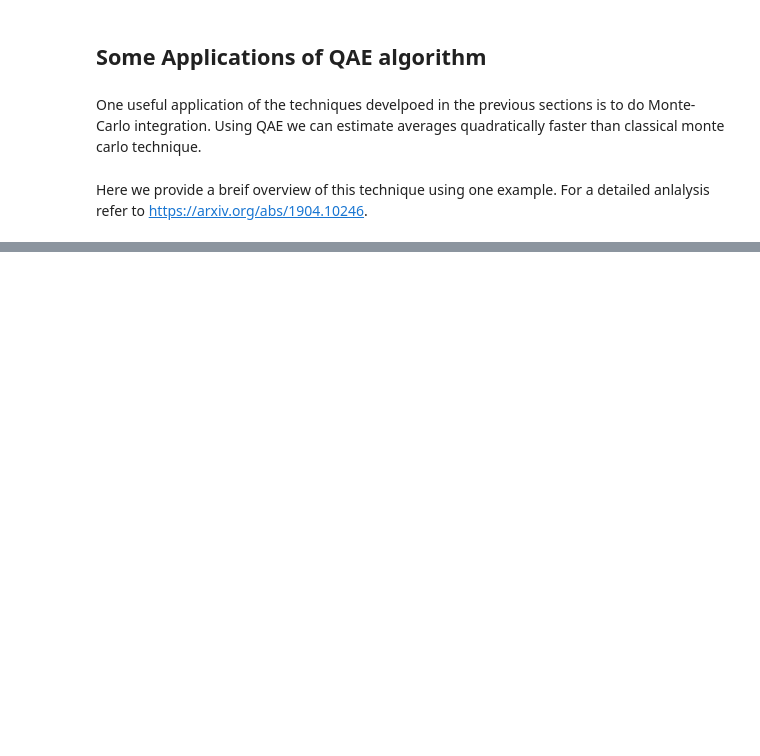
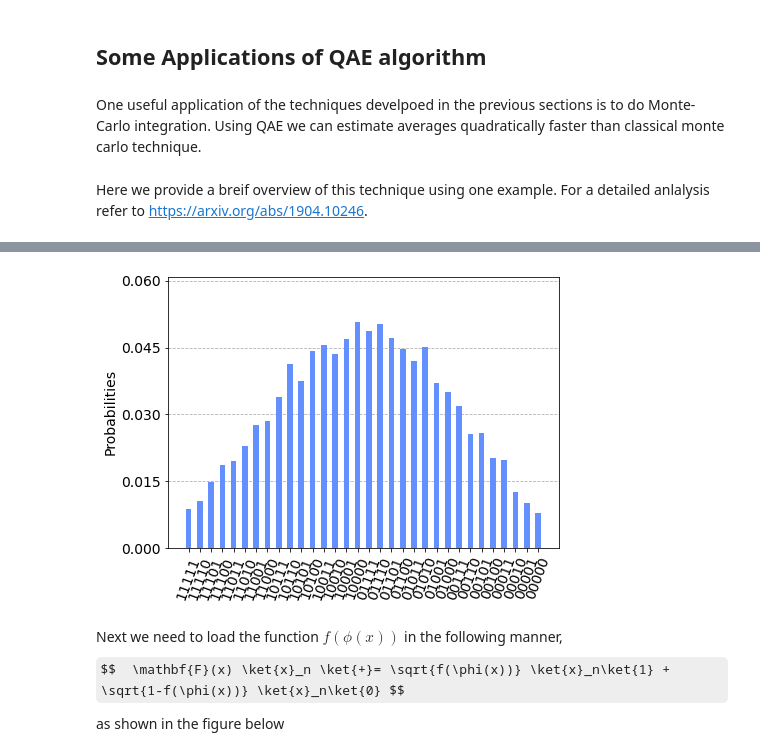
Before and after one commit to speQtrum/QulabsWorkspace-Rajarshi, a Jupyter notebook: QAE_Documented.ipynb, the cells around one changed output, grey strips where cells are left out. Drawn from its saved outputs; the diff is of its cells as text; code cells hidden in the pictures; some formulas as TeX source; blank space fills up the shorter version.

```diff
--- a/QAE_Documented.ipynb
+++ b/QAE_Documented.ipynb
@@ -684,0 +693,5 @@ AttributeError: 'Gate' object has no attribute 'draw'
+# %%
+n_qubit = 5
+mean, std = 0, 0.3
+nrml_dist = NormalDistribution(n_qubit, mu= mean, sigma= std, name= 'N(0,1)')
+nrml_dist.draw()
@@ -684,0 +710,9 @@ AttributeError: 'Gate' object has no attribute 'draw'
+# %%
+nrml_dist.measure_all()
+plot_histogram( execute(nrml_dist, aer, shots= 10024 ).result().get_counts() ,bar_labels= False, sort='desc')
+# %% [output]
+[figure, added]
+# %% [markdown]
+Next we need to load the function $f(\phi(x))$ in the following manner,
+$$  \mathbf{F}(x) \ket{x}_n \ket{+}= \sqrt{f(\phi(x))} \ket{x}_n\ket{1} + \sqrt{1-f(\phi(x))} \ket{x}_n\ket{0} $$
+as shown in the figure below
```
Also changed, not shown: parts of 25 cells of this notebook.
